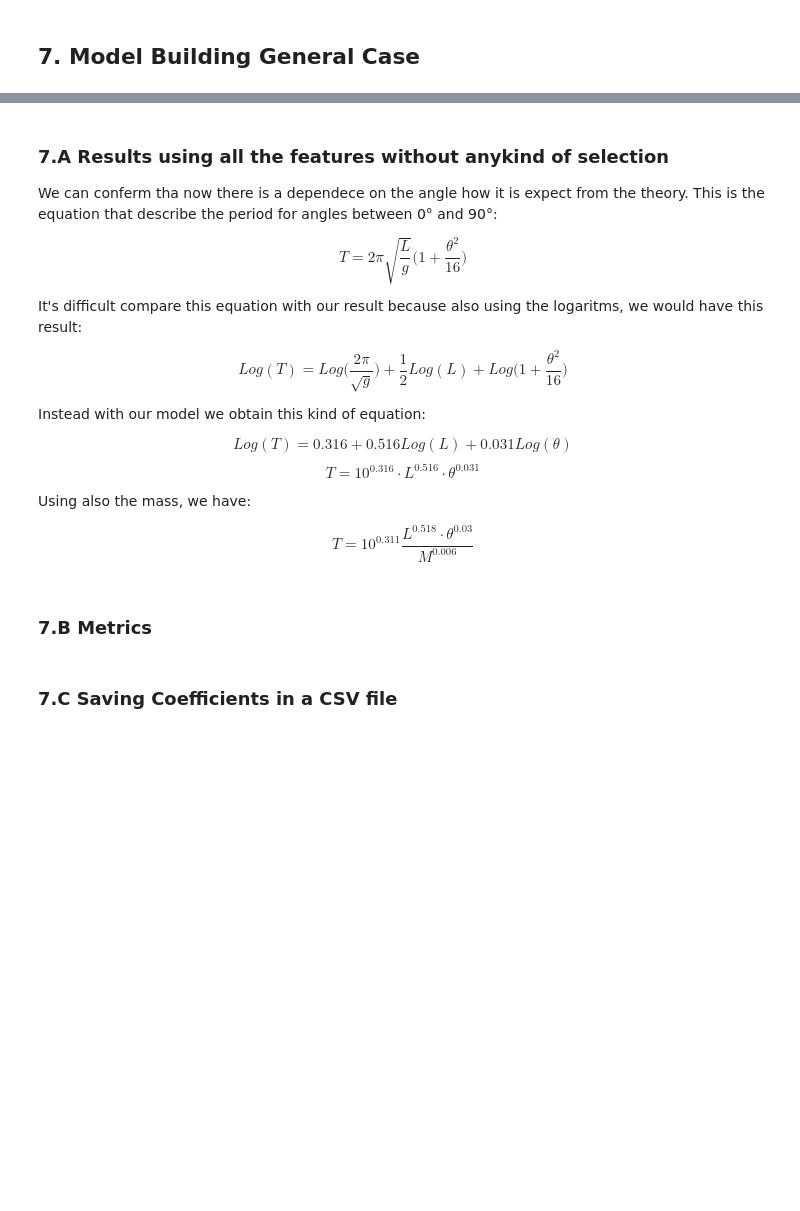
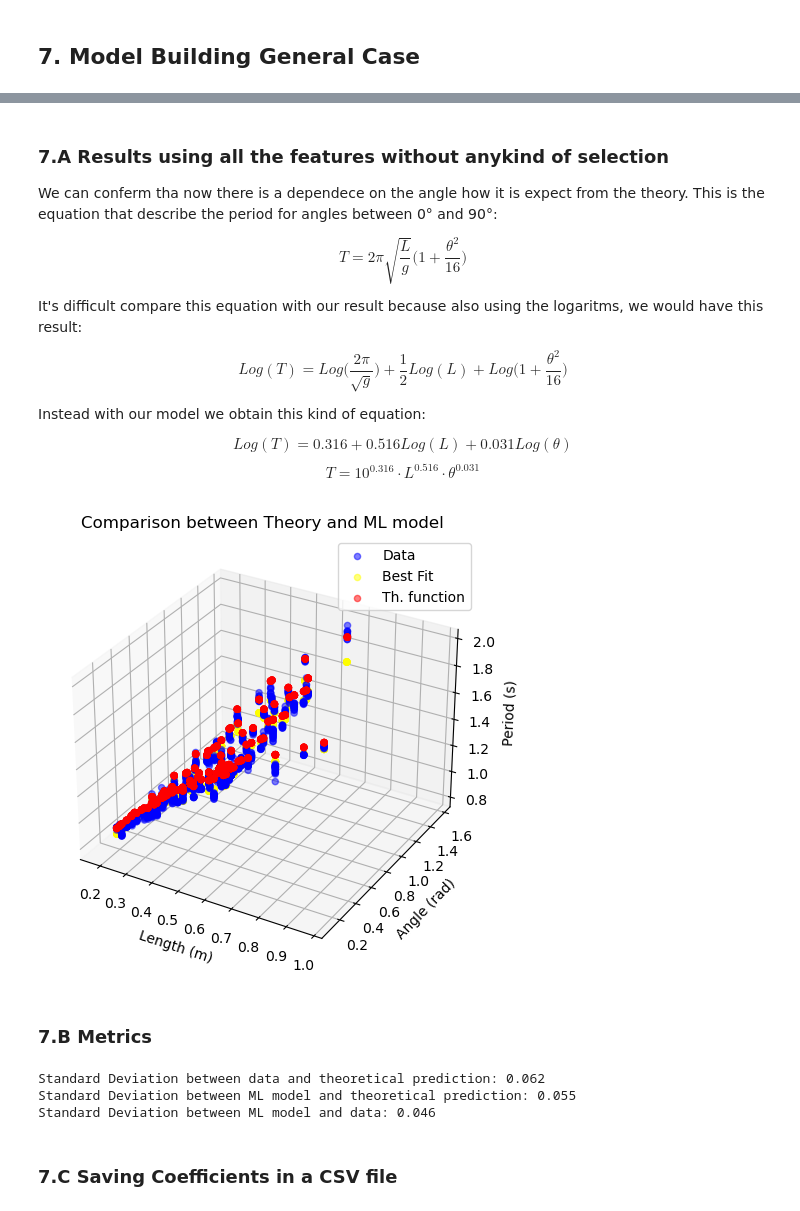
Before and after one commit to Giuseppe86-lab/Personal_Projects, a Jupyter notebook: Pendolo e ML/Pendulum_ML_Analysis.ipynb, the cells around one changed output, grey strips where cells are left out. Drawn from its saved outputs; the diff is of its cells as text; code cells hidden in the pictures; blank space fills up the shorter version.

```diff
--- a/Pendolo e ML/Pendulum_ML_Analysis.ipynb
+++ b/Pendolo e ML/Pendulum_ML_Analysis.ipynb
@@ -199,6 +203,5 @@ Usually in the physical laws the features are put in relation through simple ope
 import numpy as np
 df['Log_Period']=np.log10(df['Period (s)'])
 df['Log_Length']=np.log10(df['Length (m)'])
-df['Log_Mass']=np.log10(df['Mass (kg)'])
 df['Log_Angle']=np.log10(df['Angle (rad)'])
 df.head()
@@ -347,18 +361,3 @@ $$ T=10^{0.288}\cdot \frac{L^{0.510}}{M^{0.005}}$$
-# %%
-df['ML_pred_sm_alf (T)']=10**intercept1*(df['Length (m)'])**par1/((df['Mass (kg)']**(-par2)))
-filtered_df = df[df['Angle (deg)'] <= 20]
-
-quadratic_error_DT = (filtered_df['Teor_pred_sm (T)']-filtered_df['Period (s)'])**2
-quadratic_error_TML = (filtered_df['Teor_pred_sm (T)']-filtered_df['ML_pred_sm_alf (T)'])**2
-quadratic_error_DML = (filtered_df['Period (s)']-filtered_df['ML_pred_sm_alf (T)'])**2
-
-st_dev_DT=quadratic_error_DT.mean()**0.5
-st_dev_TML=quadratic_error_TML.mean()**0.5
-st_dev_DML=quadratic_error_DML.mean()**0.5
-
-print(f'Standard Deviation between data and theoretical prediction: {st_dev_DT:.3f}')
-print(f'Standard Deviation between ML model and theoretical prediction: {st_dev_TML:.3f}')
-print(f'Standard Deviation between ML model and data: {st_dev_DML:.3f}')
 # %% [markdown]
 ## 7. Model Building General Case
 # %%
@@ -417,15 +400,40 @@ Instead with our model we obtain this kind of equation:
 
 $$Log(T)=0.316+0.516Log(L)+0.031Log(\theta)$$
 $$T=10^{0.316}\cdot L^{0.516}\cdot \theta^{0.031}$$
-
-Using also the mass, we have:
-
-$$T=10^{0.311}\frac{ L^{0.518}\cdot \theta^{0.03}}{M^{0.006}}$$
+# %%
+#3D graphs of our results
+Sorted_df = df.sort_values(by='Length (m)', ascending=True)
+
+X = Sorted_df['Length (m)'].values.reshape(-1, 1)
+Y = Sorted_df['Angle (rad)'].values.reshape(-1, 1)
+z = Sorted_df['Period (s)']
+z_fit = (10**intercept_1)*(X**par1_1)*(Y**par2_1)
+z_teo = 2*math.pi*(X/9.8)**0.5*(1+Y**2/16)
+
+fig = plt.figure()
+ax = fig.add_subplot(projection='3d')
+
+ax.scatter(X, Y, z, color = 'blue', label='Data', alpha = 0.5)
+ax.scatter(X, Y, z_fit, color='yellow', label='Best Fit', alpha = 0.5)
+ax.scatter(X, Y, z_teo, color='red', label='Th. function', alpha = 0.5)
+
+
+ax.set_title('Comparison between Theory and ML model')
+ax.set_xlabel('Length (m)')
+ax.set_ylabel('Angle (rad)')
+ax.set_zlabel('Period (s)')
+plt.legend()
+plt.grid(True)
+plt.tight_layout()
+plt.savefig('API_Pendulum/Comparison_3D_plot_smal.jpg')
+plt.show()
+# %% [output]
+[figure, added]
 # %% [markdown]
 ### 7.B Metrics
 # %%
-df['ML_pred (T)']=10**intercept_2*(df['Length (m)'])**par1_1*(df['Angle (rad)'])**par3_1/((df['Mass (kg)']**(-par2_1)))
-df['Teor_pred (T)']=2*math.pi*(df['Length (m)']/9.8)**0.5*(1+df['Angle (rad)']/16)
+df['ML_pred (T)']=10**intercept_1*(df['Length (m)'])**par1_1*(df['Angle (rad)'])**par2_1
+df['Teor_pred (T)']=2*math.pi*(df['Length (m)']/9.8)**0.5*(1+df['Angle (rad)']**2/16)
 
 quadratic_error_DT = (df['Teor_pred (T)']-df['Period (s)'])**2
 quadratic_error_TML = (df['Teor_pred (T)']-df['ML_pred (T)'])**2
@@ -438,6 +446,10 @@ st_dev_DML=quadratic_error_DML.mean()**0.5
 print(f'Standard Deviation between data and theoretical prediction: {st_dev_DT:.3f}')
 print(f'Standard Deviation between ML model and theoretical prediction: {st_dev_TML:.3f}')
 print(f'Standard Deviation between ML model and data: {st_dev_DML:.3f}')
+# %% [output]
+Standard Deviation between data and theoretical prediction: 0.062
+Standard Deviation between ML model and theoretical prediction: 0.055
+Standard Deviation between ML model and data: 0.046
 # %% [markdown]
 ### 7.C Saving Coefficients in a CSV file
 # %%
```
Also changed, not shown: parts of 16 cells of this notebook, 3 other files.
